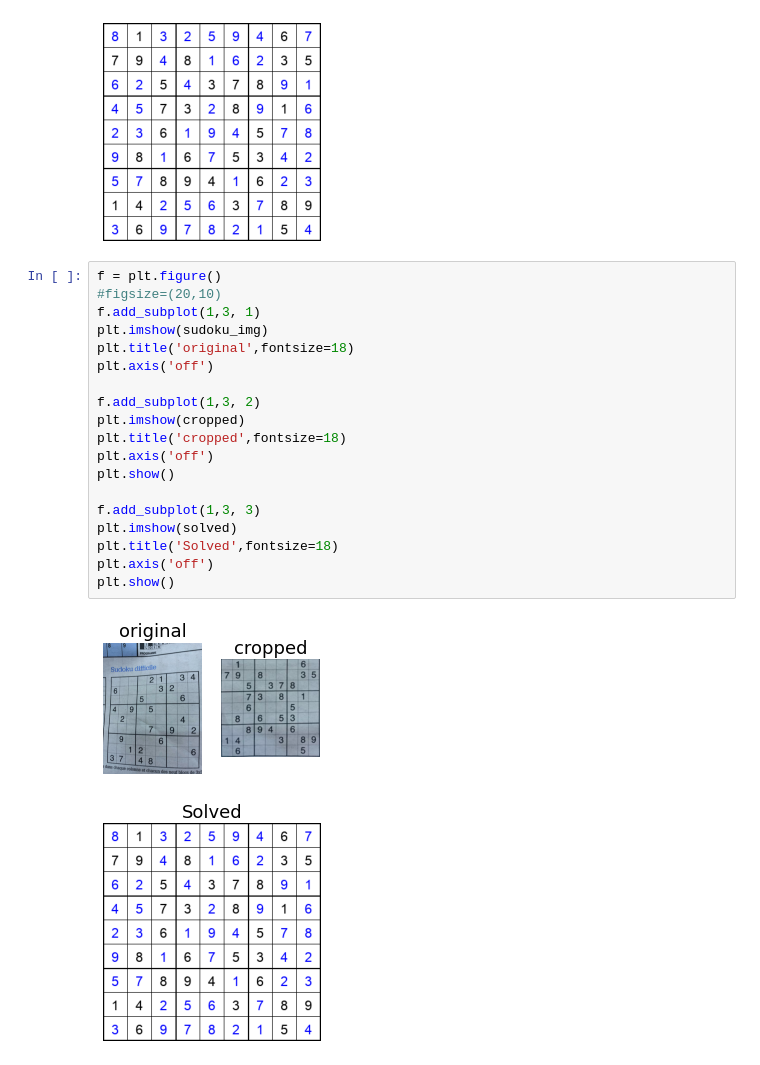
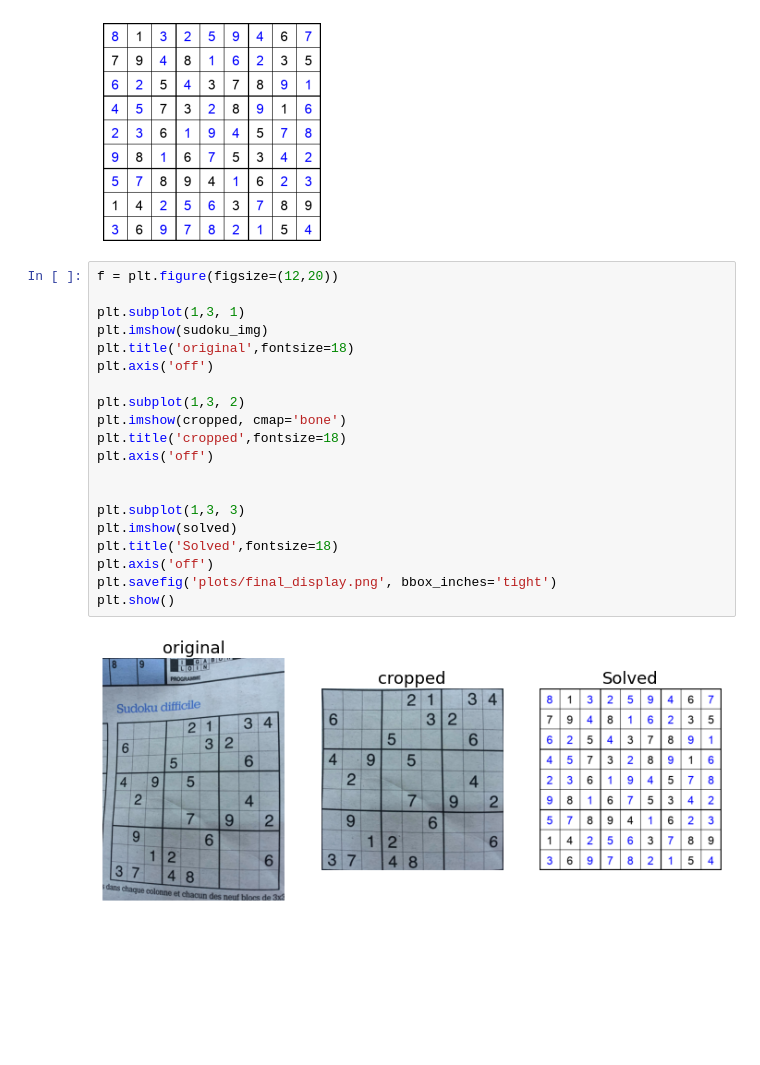
Before and after one commit to simonjuleseric2/Deep-learning-and-backtracking-sudoku, a Jupyter notebook: detect_solve&display.ipynb, the cells around one changed output. Cells and saved outputs as stored; diff of their text form; blank space fills up the shorter version.

Commit message:
display

```diff
--- a/detect_solve&display.ipynb
+++ b/detect_solve&display.ipynb
@@ -400,24 +400,24 @@ solved=backgr.astype(np.uint8)
 # %% [output]
 [figure]
 # %%
-f = plt.figure()
-#figsize=(20,10)
-f.add_subplot(1,3, 1)
+f = plt.figure(figsize=(12,20))
+
+plt.subplot(1,3, 1)
 plt.imshow(sudoku_img)
 plt.title('original',fontsize=18)
 plt.axis('off')
 
-f.add_subplot(1,3, 2)
-plt.imshow(cropped)
+plt.subplot(1,3, 2)
+plt.imshow(cropped, cmap='bone')
 plt.title('cropped',fontsize=18)
 plt.axis('off')
-plt.show()
 
-f.add_subplot(1,3, 3)
+
+plt.subplot(1,3, 3)
 plt.imshow(solved)
 plt.title('Solved',fontsize=18)
 plt.axis('off')
+plt.savefig('plots/final_display.png', bbox_inches='tight')
 plt.show()
 # %% [output]
-[figure, old version]
+[figure, new version]
-[figure, removed]
```
Also changed, not shown: parts of 1 cell of this notebook, 2 other files.
